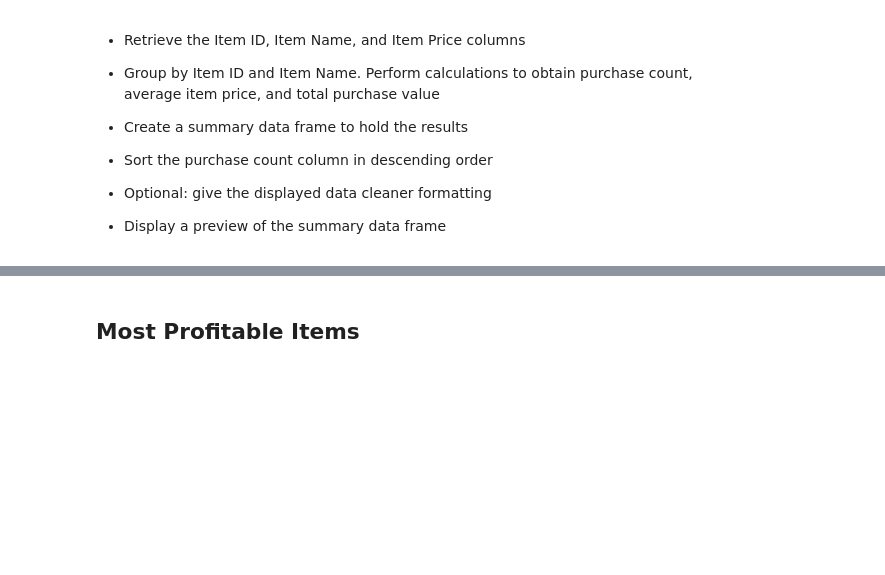
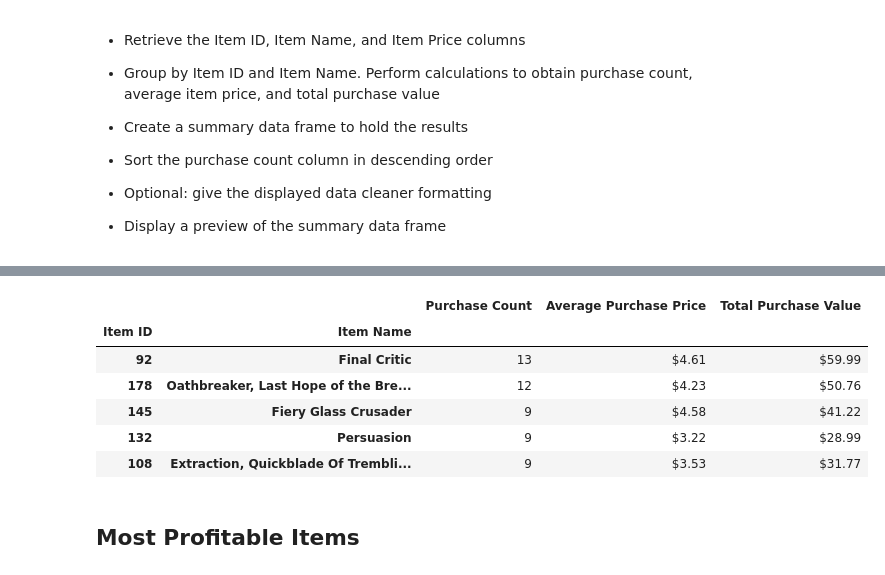
Before and after one commit to slobanwala1/pandas-challenge, a Jupyter notebook: my_submission/HeroesOfPymoli/HeroesOfPymoli_starter.ipynb, the cells around one changed output, grey strips where cells are left out. Saved outputs shown, nothing was run; the diff lists cells and outputs as text; code cells hidden in the pictures; blank space fills up the shorter version.

Commit message:
Finished most pop items and most profit items

```diff
--- a/my_submission/HeroesOfPymoli/HeroesOfPymoli_starter.ipynb
+++ b/my_submission/HeroesOfPymoli/HeroesOfPymoli_starter.ipynb
@@ -343,3 +361,41 @@ purchasing_analysis_age_df
+# %%
+# Get Item ID, Item Name, and Item Price columns
+# purchase_data_popular_df = purchase_data.loc[:,["Item ID","Item Name","Price"]]
+
+# Another groupby on Item ID and Item name
+purchase_data_popular_df_grouped = purchase_data.groupby(["Item ID","Item Name"])
+
+# Purchase Count
+purchase_count = purchase_data_popular_df_grouped["Age"].count()
+
+# Average Purchase Price
+avg_purchase_price = purchase_data_popular_df_grouped["Price"].mean()
+
+# Total Purchase Value
+tot_purchase_val = purchase_data_popular_df_grouped["Price"].sum()
+
+# ***Create a table/dataframe***
+most_popular_items_df = pd.DataFrame({"Purchase Count":purchase_count, "Average Purchase Price":avg_purchase_price,
+                             "Total Purchase Value":tot_purchase_val})
+
+# Sort by the purchase count
+most_popular_items_df = most_popular_items_df.sort_values("Purchase Count", ascending = False)
+
+# Format data to have symbols and rounding
+most_popular_items_df["Average Purchase Price"] = most_popular_items_df["Average Purchase Price"].map("${:,.2f}".format)
+
+most_popular_items_df["Total Purchase Value"] = most_popular_items_df["Total Purchase Value"].map("${:,.2f}".format)
+
+# Display top 5 of dataframe that have most count
+most_popular_items_df.head()
+# %% [output]
+|  |  | Purchase Count | Average Purchase Price | Total Purchase Value |
+| Item ID | Item Name |  |  |  |
+| 92 | Final Critic | 13 | $4.61 | $59.99 |
+| 178 | Oathbreaker, Last Hope of the Bre... | 12 | $4.23 | $50.76 |
+| 145 | Fiery Glass Crusader | 9 | $4.58 | $41.22 |
+| 132 | Persuasion | 9 | $3.22 | $28.99 |
+| 108 | Extraction, Quickblade Of Trembli... | 9 | $3.53 | $31.77 |
 # %% [markdown]
 ## Most Profitable Items
 # %% [markdown]
```
Also changed, not shown: parts of 4 cells of this notebook.
